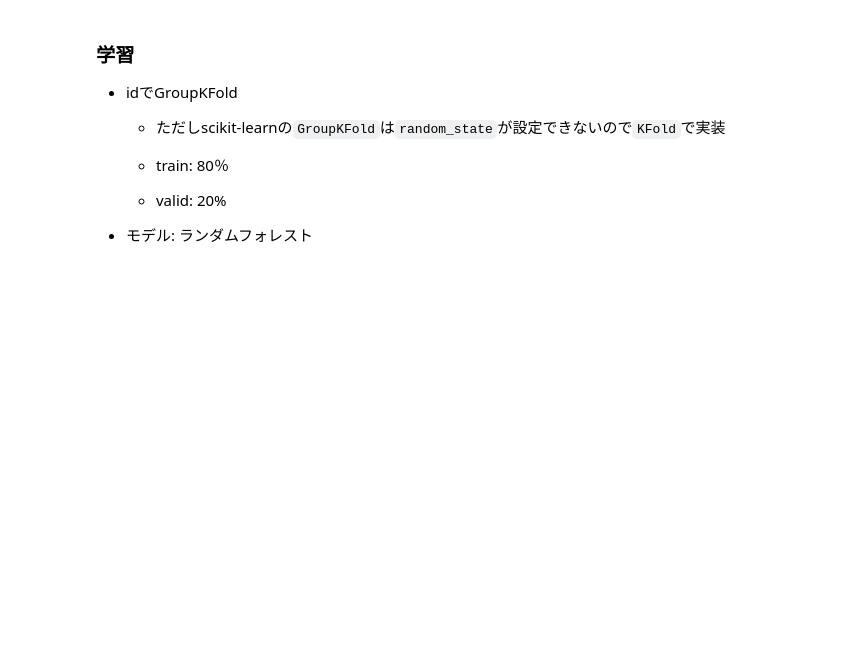
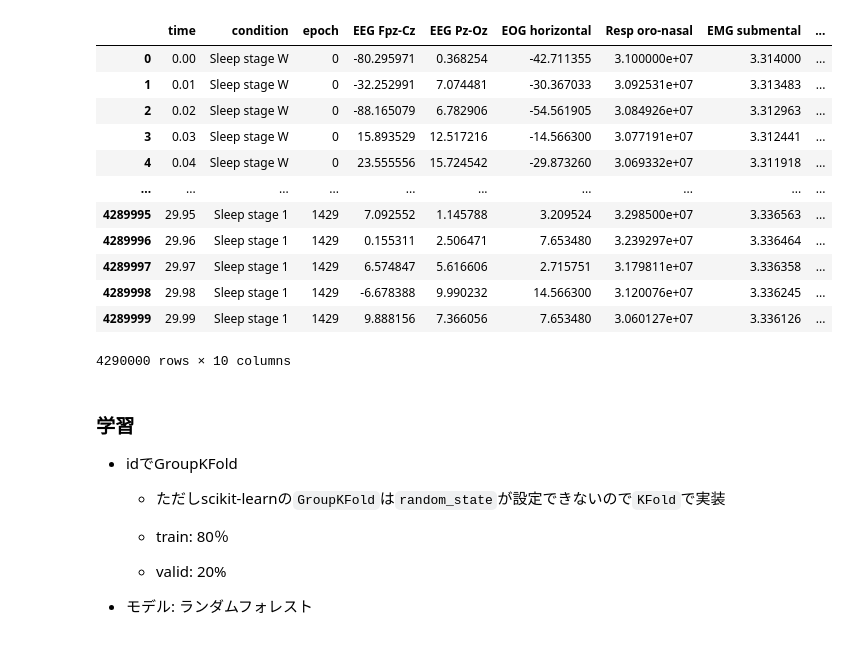
Before and after one commit to Sato-Daichi/Sleep_Stage_Detection, a Jupyter notebook: notebooks/tabular.ipynb, the cells around one changed output. Drawn from its saved outputs; the diff is of its cells as text; code cells hidden in the pictures; blank space fills up the shorter version.

```diff
--- a/notebooks/tabular.ipynb
+++ b/notebooks/tabular.ipynb
@@ -97,6 +100,24 @@ for epoch in tqdm(test_epochs):
     test_df.append(pd.concat([sub_df, feature_df], axis=1))
 
 test_df = pd.concat(test_df)
+# %%
+epochs = train_epochs[0]
+epochs = epochs.to_data_frame(verbose=False)
+epochs
+# %% [output]
+|  | time | condition | epoch | EEG Fpz-Cz | EEG Pz-Oz | EOG horizontal | Resp oro-nasal | EMG submental | ... |
+| 0 | 0.00 | Sleep stage W | 0 | -80.295971 | 0.368254 | -42.711355 | 3.100000e+07 | 3.314000 | ... |
+| 1 | 0.01 | Sleep stage W | 0 | -32.252991 | 7.074481 | -30.367033 | 3.092531e+07 | 3.313483 | ... |
+| 2 | 0.02 | Sleep stage W | 0 | -88.165079 | 6.782906 | -54.561905 | 3.084926e+07 | 3.312963 | ... |
+| 3 | 0.03 | Sleep stage W | 0 | 15.893529 | 12.517216 | -14.566300 | 3.077191e+07 | 3.312441 | ... |
+| 4 | 0.04 | Sleep stage W | 0 | 23.555556 | 15.724542 | -29.873260 | 3.069332e+07 | 3.311918 | ... |
+| ... | ... | ... | ... | ... | ... | ... | ... | ... | ... |
+| 4289995 | 29.95 | Sleep stage 1 | 1429 | 7.092552 | 1.145788 | 3.209524 | 3.298500e+07 | 3.336563 | ... |
+| 4289996 | 29.96 | Sleep stage 1 | 1429 | 0.155311 | 2.506471 | 7.653480 | 3.239297e+07 | 3.336464 | ... |
+| 4289997 | 29.97 | Sleep stage 1 | 1429 | 6.574847 | 5.616606 | 2.715751 | 3.179811e+07 | 3.336358 | ... |
+| 4289998 | 29.98 | Sleep stage 1 | 1429 | -6.678388 | 9.990232 | 14.566300 | 3.120076e+07 | 3.336245 | ... |
+| 4289999 | 29.99 | Sleep stage 1 | 1429 | 9.888156 | 7.366056 | 7.653480 | 3.060127e+07 | 3.336126 | ... |
+4290000 rows × 10 columns
 # %% [markdown]
 ### __学習__
 
```
Also changed, not shown: parts of 7 cells of this notebook, 1 other file.
